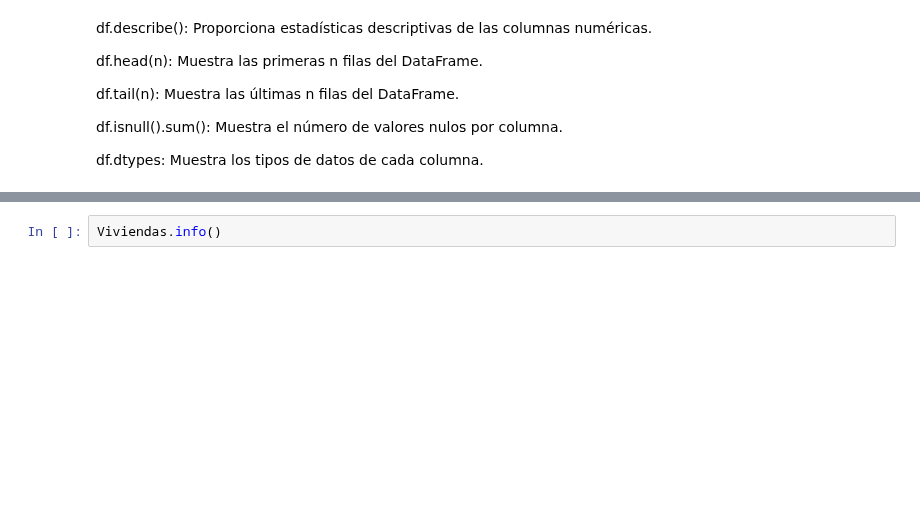
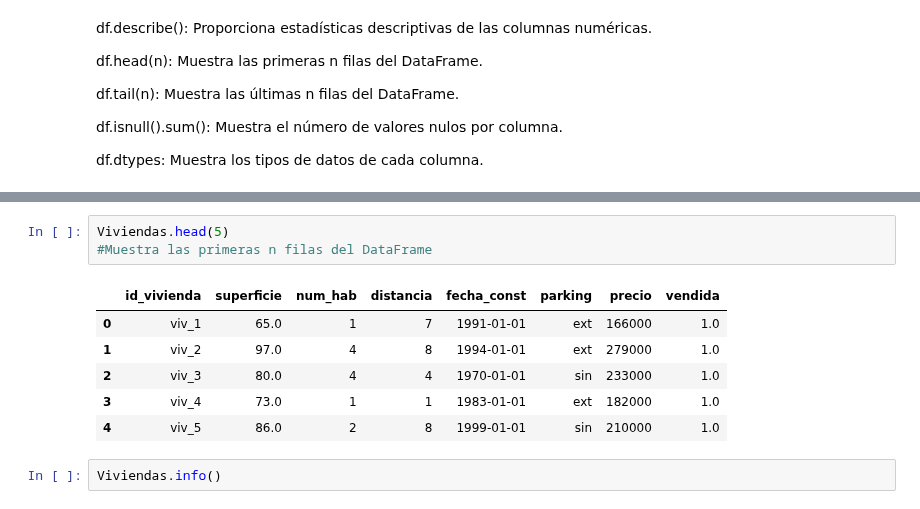
Before and after one commit to KARENCMP82/Python, a Jupyter notebook: ViviendaBasicoMio.ipynb, the cells around one changed output, grey strips where cells are left out. Cells and saved outputs as stored; diff of their text form; blank space fills up the shorter version.

```diff
--- a/ViviendaBasicoMio.ipynb
+++ b/ViviendaBasicoMio.ipynb
@@ -71,3 +95,13 @@ df.dtypes: Muestra los tipos de datos de cada columna.
+# %%
+Viviendas.head(5)
+#Muestra las primeras n filas del DataFrame
+# %% [output]
+|  | id_vivienda | superficie | num_hab | distancia | fecha_const | parking | precio | vendida |
+| 0 | viv_1 | 65.0 | 1 | 7 | 1991-01-01 | ext | 166000 | 1.0 |
+| 1 | viv_2 | 97.0 | 4 | 8 | 1994-01-01 | ext | 279000 | 1.0 |
+| 2 | viv_3 | 80.0 | 4 | 4 | 1970-01-01 | sin | 233000 | 1.0 |
+| 3 | viv_4 | 73.0 | 1 | 1 | 1983-01-01 | ext | 182000 | 1.0 |
+| 4 | viv_5 | 86.0 | 2 | 8 | 1999-01-01 | sin | 210000 | 1.0 |
 # %%
 Viviendas.info()
 # %% [output]
```
Also changed, not shown: parts of 7 cells of this notebook.
